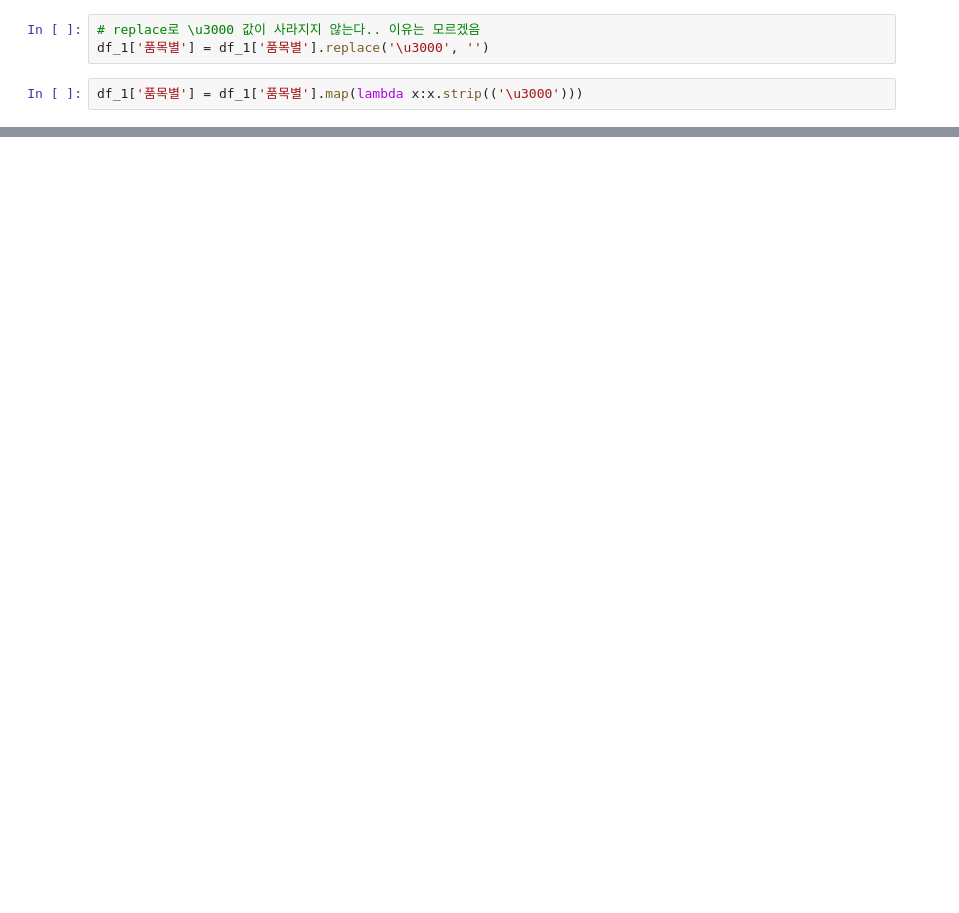
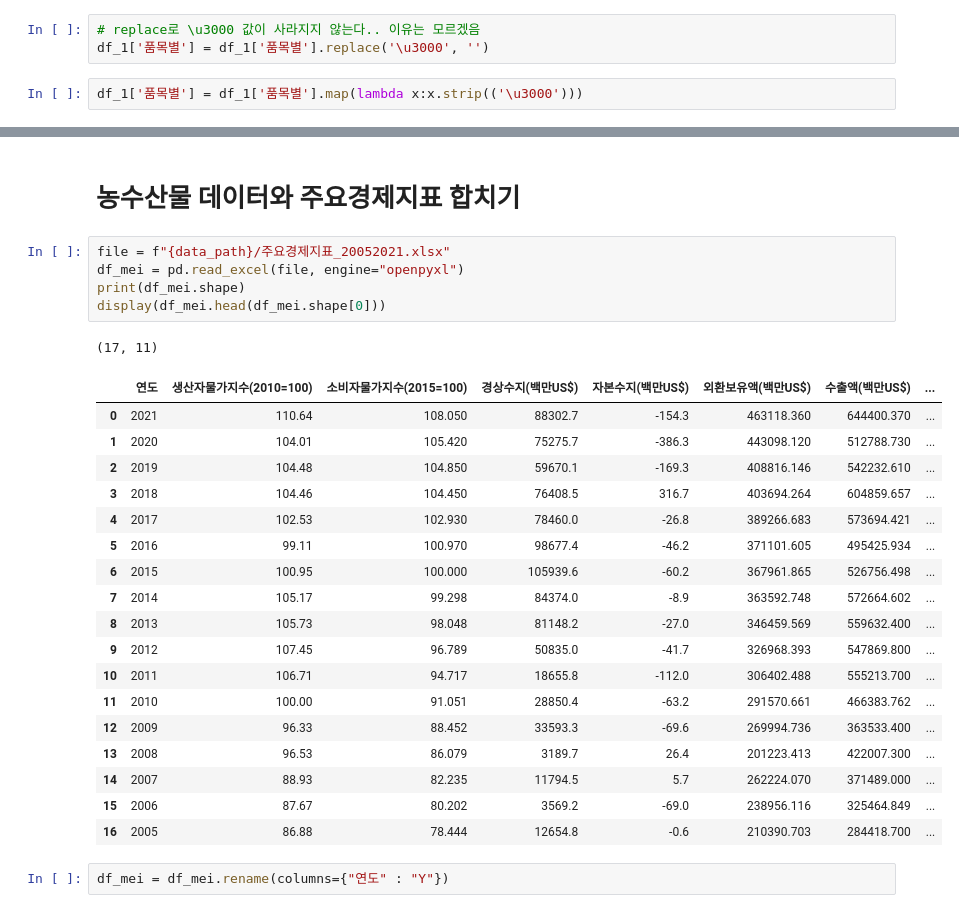
Before and after one commit to mols3131d/Agricultural-Products-Price-Prediction-, a Jupyter notebook: Data Collection/AgriMarket.ipynb, the cells around one changed output, grey strips where cells are left out. Cells and saved outputs as stored; diff of their text form; blank space fills up the shorter version.

```diff
--- a/Data Collection/AgriMarket.ipynb
+++ b/Data Collection/AgriMarket.ipynb
@@ -145,0 +174,29 @@ array(['감귤', '김', '방울토마토', '포도', '쇠고기', '팥', '쌀',
+# %% [markdown]
+# 농수산물 데이터와 주요경제지표 합치기
+# %%
+file = f"{data_path}/주요경제지표_20052021.xlsx"
+df_mei = pd.read_excel(file, engine="openpyxl")
+print(df_mei.shape)
+display(df_mei.head(df_mei.shape[0]))
+# %% [output]
+(17, 11)
+|  | 연도 | 생산자물가지수(2010=100) | 소비자물가지수(2015=100) | 경상수지(백만US$) | 자본수지(백만US$) | 외환보유액(백만US$) | 수출액(백만US$) | ... |
+| 0 | 2021 | 110.64 | 108.050 | 88302.7 | -154.3 | 463118.360 | 644400.370 | ... |
+| 1 | 2020 | 104.01 | 105.420 | 75275.7 | -386.3 | 443098.120 | 512788.730 | ... |
+| 2 | 2019 | 104.48 | 104.850 | 59670.1 | -169.3 | 408816.146 | 542232.610 | ... |
+| 3 | 2018 | 104.46 | 104.450 | 76408.5 | 316.7 | 403694.264 | 604859.657 | ... |
+| 4 | 2017 | 102.53 | 102.930 | 78460.0 | -26.8 | 389266.683 | 573694.421 | ... |
+| 5 | 2016 | 99.11 | 100.970 | 98677.4 | -46.2 | 371101.605 | 495425.934 | ... |
+| 6 | 2015 | 100.95 | 100.000 | 105939.6 | -60.2 | 367961.865 | 526756.498 | ... |
+| 7 | 2014 | 105.17 | 99.298 | 84374.0 | -8.9 | 363592.748 | 572664.602 | ... |
+| 8 | 2013 | 105.73 | 98.048 | 81148.2 | -27.0 | 346459.569 | 559632.400 | ... |
+| 9 | 2012 | 107.45 | 96.789 | 50835.0 | -41.7 | 326968.393 | 547869.800 | ... |
+| 10 | 2011 | 106.71 | 94.717 | 18655.8 | -112.0 | 306402.488 | 555213.700 | ... |
+| 11 | 2010 | 100.00 | 91.051 | 28850.4 | -63.2 | 291570.661 | 466383.762 | ... |
+| 12 | 2009 | 96.33 | 88.452 | 33593.3 | -69.6 | 269994.736 | 363533.400 | ... |
+| 13 | 2008 | 96.53 | 86.079 | 3189.7 | 26.4 | 201223.413 | 422007.300 | ... |
+| 14 | 2007 | 88.93 | 82.235 | 11794.5 | 5.7 | 262224.070 | 371489.000 | ... |
+| 15 | 2006 | 87.67 | 80.202 | 3569.2 | -69.0 | 238956.116 | 325464.849 | ... |
+| 16 | 2005 | 86.88 | 78.444 | 12654.8 | -0.6 | 210390.703 | 284418.700 | ... |
+# %%
+df_mei = df_mei.rename(columns={"연도" : "Y"})
```
Also changed, not shown: parts of 5 cells of this notebook.
